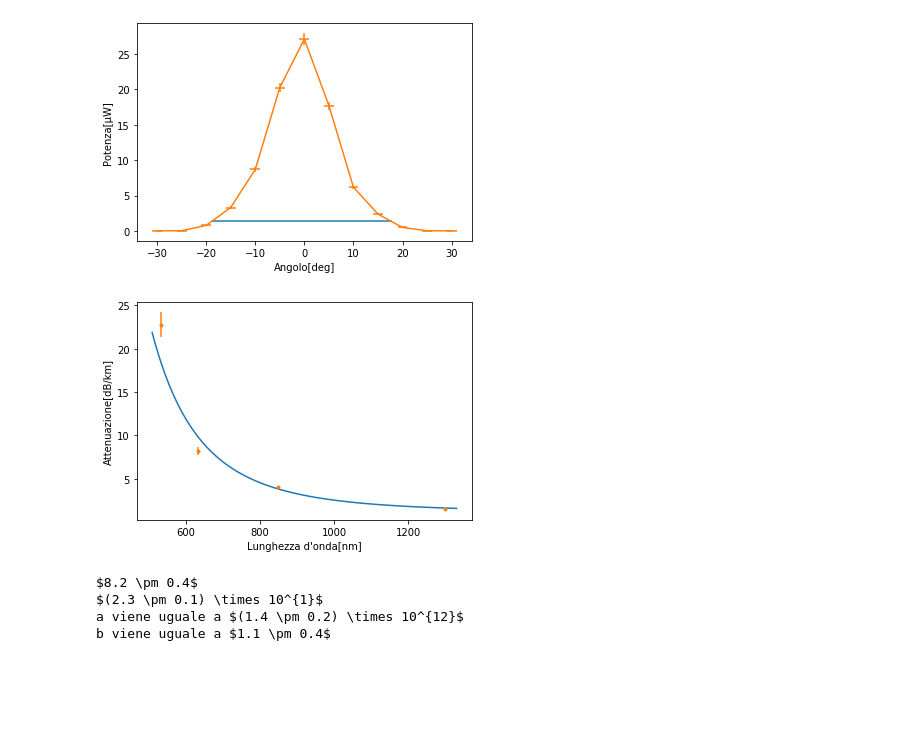
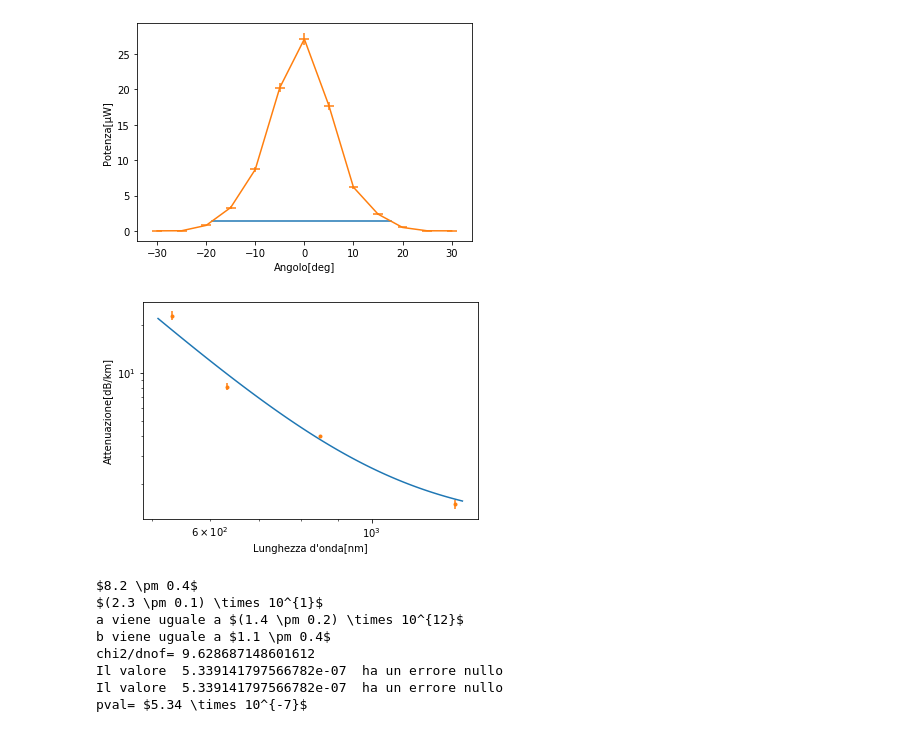
Before and after one commit to Francesco215/Ottica_Quantistica, a Jupyter notebook: Fibre ottiche/analisi.ipynb, the cells around one changed output. Cells and saved outputs as stored; diff of their text form; code cells hidden in the pictures; blank space fills up the shorter version.

```diff
--- a/Fibre ottiche/analisi.ipynb
+++ b/Fibre ottiche/analisi.ipynb
@@ -82,45 +92,56 @@ def datt(Iin,dIin,Iout,dIout,L,dL):
 def att_con_err(Iin,dIin,Iout,dIout,L,dL):
     return att(Iin,Iout,L), datt(Iin,dIin,Iout,dIout,L,dL)
 # %%
-lung=[633,533,850,1300]
+lung=np.array([633,533,850,1300],dtype=np.float64)
 dI=0.1
 
 
 Iin=[29.1,13]
 dIin=[0.8,0.4]
 Iout=[13.3,1.5]
 dIout=[0.4,0.2]
 L=[415e-3,412e-3]
 dL=[1e-3,1e-3]
 
 
 attHeNe,dattHeNe=att_con_err(Iin[0],dIin[0],Iout[0],dIout[0],L[0],dL[0])
 attVerde,dattVerde=att_con_err(Iin[1],dIin[1],Iout[1],dIout[1],L[1],dL[1])
 att=[attHeNe,attVerde,4,1.5]
 datt=[dattHeNe,dattVerde,0.1,0.1]
 
 x=[i**(-4) for i in lung]
 popt=linregress(x,att)
 popt=[popt[0],popt[1]]
 
 popt,pcov=curve_fit(fit,lung,att,p0=popt,sigma=datt)
-
+chi2,pval=mz.chi2_pval(fit,lung,np.array(att),np.array(datt),popt)
 x=np.linspace(510,1330,100)
 y=fit(x,*popt)
 plt.plot(x,y)
 plt.errorbar(lung,att,yerr=datt,fmt='.')
 plt.xlabel('Lunghezza d\'onda[nm]')
 plt.ylabel('Attenuazione[dB/km]')
-plt.savefig('Rayleigh.eps',format='eps')
+#plt.savefig('Rayleigh.png')
+#plt.savefig('Rayleigh.eps',format='eps')
+plt.yscale('log')
+plt.xscale('log')
+#plt.savefig('Raylog.png')
+#plt.savefig('Raylog.eps',format='eps')
 # %% [output]
-[figure, old version]
+[figure, new version]
 # %%
 print(mz.ne_tex(attHeNe,dattHeNe))
 print(mz.ne_tex(attVerde,dattVerde))
 print('a viene uguale a',mz.ne_tex(popt[0],np.sqrt(pcov[0,0])))
 print('b viene uguale a',mz.ne_tex(popt[1],np.sqrt(pcov[1,1])))
+print('chi2/dnof=',chi2/3)
+print('pval=',mz.nes_tex(1-pval))
 # %% [output]
 $8.2 \pm 0.4$
 $(2.3 \pm 0.1) \times 10^{1}$
 a viene uguale a $(1.4 \pm 0.2) \times 10^{12}$
 b viene uguale a $1.1 \pm 0.4$
+chi2/dnof= 9.628687148601612
+Il valore  5.339141797566782e-07  ha un errore nullo
+Il valore  5.339141797566782e-07  ha un errore nullo
+pval= $5.34 \times 10^{-7}$
```
Also changed, not shown: parts of 5 cells of this notebook, 8 other files.
